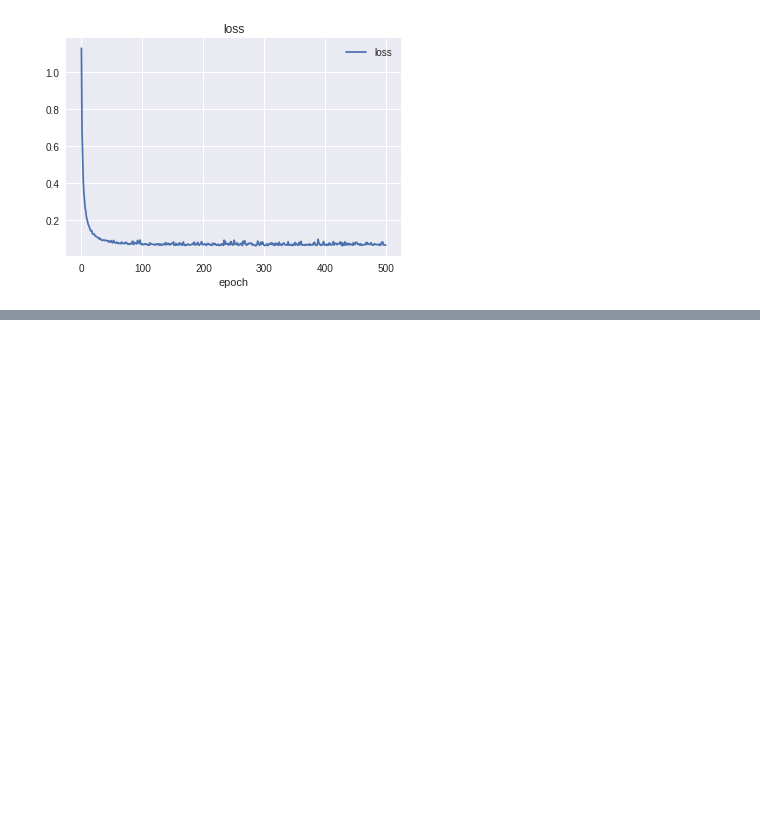
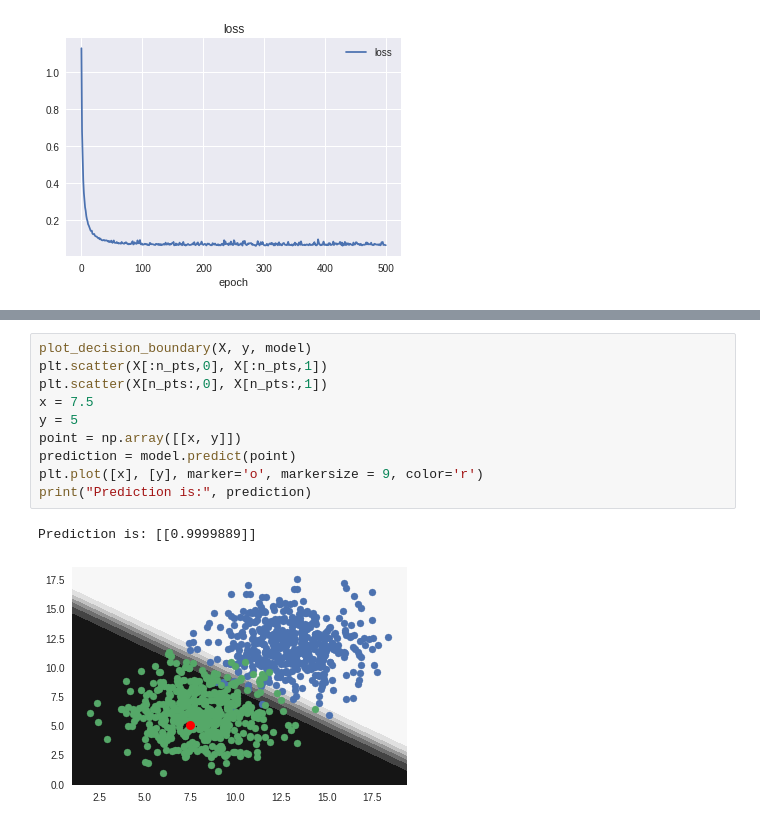
Before and after one commit to afozbek/dnn-autonomous-car, a Jupyter notebook: 2-Neural-Networks/Perceptron.ipynb, the cells around one changed output, grey strips where cells are left out. Drawn from its saved outputs; the diff is of its cells as text; blank space fills up the shorter version.

```diff
--- a/2-Neural-Networks/Perceptron.ipynb
+++ b/2-Neural-Networks/Perceptron.ipynb
@@ -66,0 +67,13 @@ plt.legend(['loss'])
+# %%
+plot_decision_boundary(X, y, model)
+plt.scatter(X[:n_pts,0], X[:n_pts,1])
+plt.scatter(X[n_pts:,0], X[n_pts:,1])
+x = 7.5
+y = 5
+point = np.array([[x, y]])
+prediction = model.predict(point)
+plt.plot([x], [y], marker='o', markersize = 9, color='r')
+print("Prediction is:", prediction)
+# %% [output]
+Prediction is: [[0.9999889]]
+[figure, added]
```
Also changed, not shown: parts of 3 cells of this notebook.
